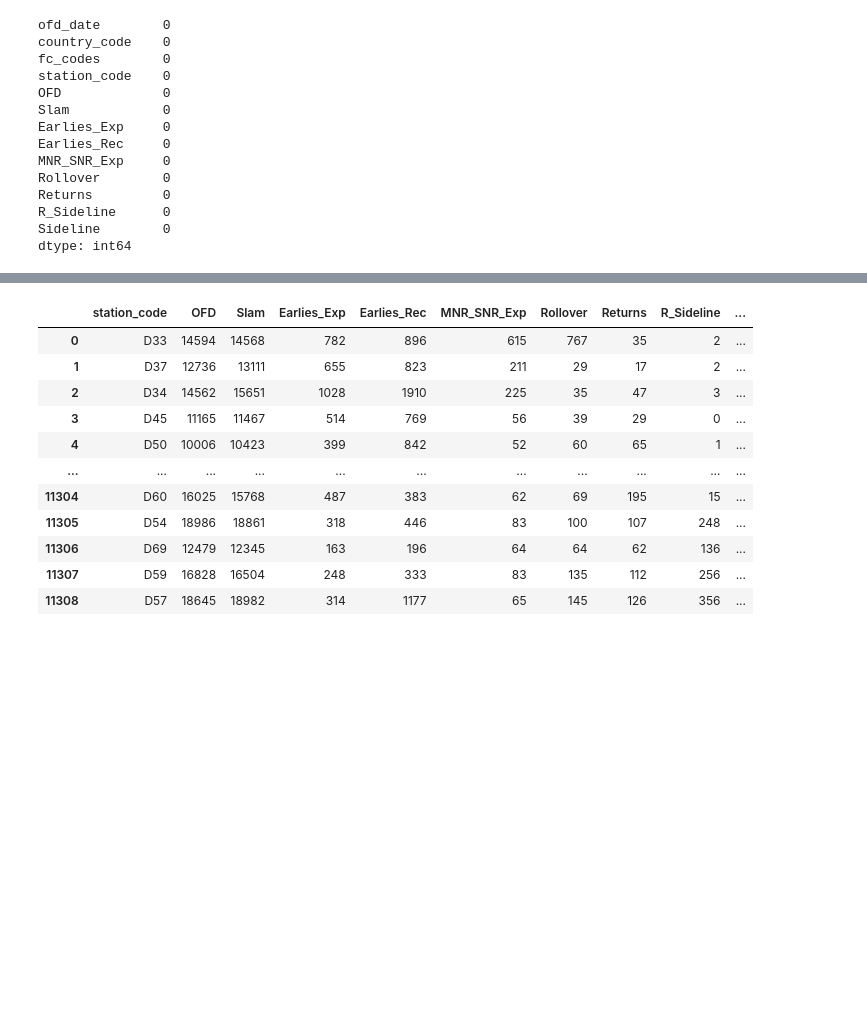
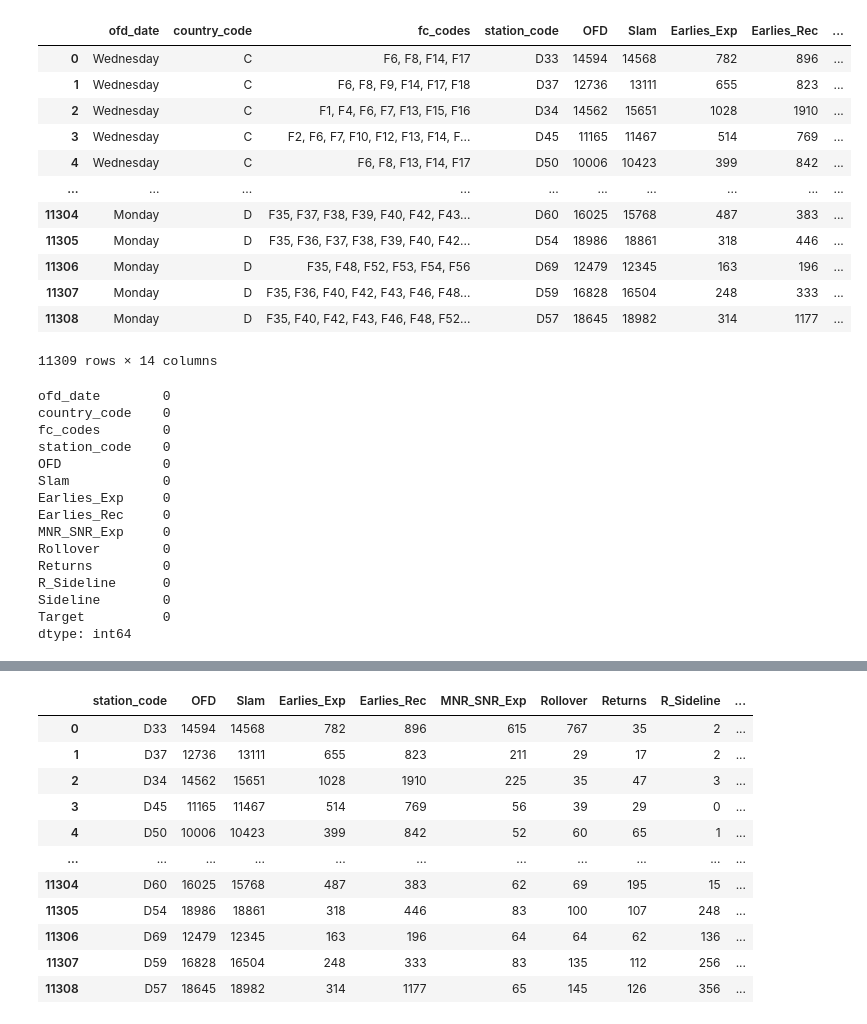
Before and after one commit to mariocastro014/datathon, a Jupyter notebook: code.ipynb, the cells around one changed output, grey strips where cells are left out. Cells and saved outputs as stored; diff of their text form; code cells hidden in the pictures; blank space fills up the shorter version.

Commit message:
Data transformation 1

```diff
--- a/code.ipynb
+++ b/code.ipynb
@@ -29,0 +75,19 @@ train.head()
+# %%
+# Data transformation
+## Create the target column
+train["Target"] = train['Earlies_Exp'] - train['MNR_SNR_Exp']
+
+"""
+Create the column of days of the week with the following coding
+0 = Monday
+1 = Tuesday
+2 = Wednesday
+3 = Thrusday
+4 = Friday
+5 = Saturday
+6 = Sunday
+"""
+train["ofd_date"] = pd.to_datetime(train["ofd_date"])
+
+train["dayOdWeek"] = train['ofd_date'].dt.day_of_week
+#train["dayOfWeekName"] = train['ofd_date'].dt.day_name()
@@ -30,3 +102,19 @@ train.head()
+# %%
+train
+# %% [output]
+|  | ofd_date | country_code | fc_codes | station_code | OFD | Slam | Earlies_Exp | Earlies_Rec | ... |
+| 0 | Wednesday | C | F6, F8, F14, F17 | D33 | 14594 | 14568 | 782 | 896 | ... |
+| 1 | Wednesday | C | F6, F8, F9, F14, F17, F18 | D37 | 12736 | 13111 | 655 | 823 | ... |
+| 2 | Wednesday | C | F1, F4, F6, F7, F13, F15, F16 | D34 | 14562 | 15651 | 1028 | 1910 | ... |
+| 3 | Wednesday | C | F2, F6, F7, F10, F12, F13, F14, F... | D45 | 11165 | 11467 | 514 | 769 | ... |
+| 4 | Wednesday | C | F6, F8, F13, F14, F17 | D50 | 10006 | 10423 | 399 | 842 | ... |
+| ... | ... | ... | ... | ... | ... | ... | ... | ... | ... |
+| 11304 | Monday | D | F35, F37, F38, F39, F40, F42, F43... | D60 | 16025 | 15768 | 487 | 383 | ... |
+| 11305 | Monday | D | F35, F36, F37, F38, F39, F40, F42... | D54 | 18986 | 18861 | 318 | 446 | ... |
+| 11306 | Monday | D | F35, F48, F52, F53, F54, F56 | D69 | 12479 | 12345 | 163 | 196 | ... |
+| 11307 | Monday | D | F35, F36, F40, F42, F43, F46, F48... | D59 | 16828 | 16504 | 248 | 333 | ... |
+| 11308 | Monday | D | F35, F40, F42, F43, F46, F48, F52... | D57 | 18645 | 18982 | 314 | 1177 | ... |
+11309 rows × 14 columns
 # %%
 #Check the ammount of null data
 train.isna().sum()
@@ -44,4 +132,5 @@ Rollover        0
 Returns         0
 R_Sideline      0
 Sideline        0
+Target          0
 dtype: int64
```
Also changed, not shown: parts of 7 cells of this notebook, 1 other file.
